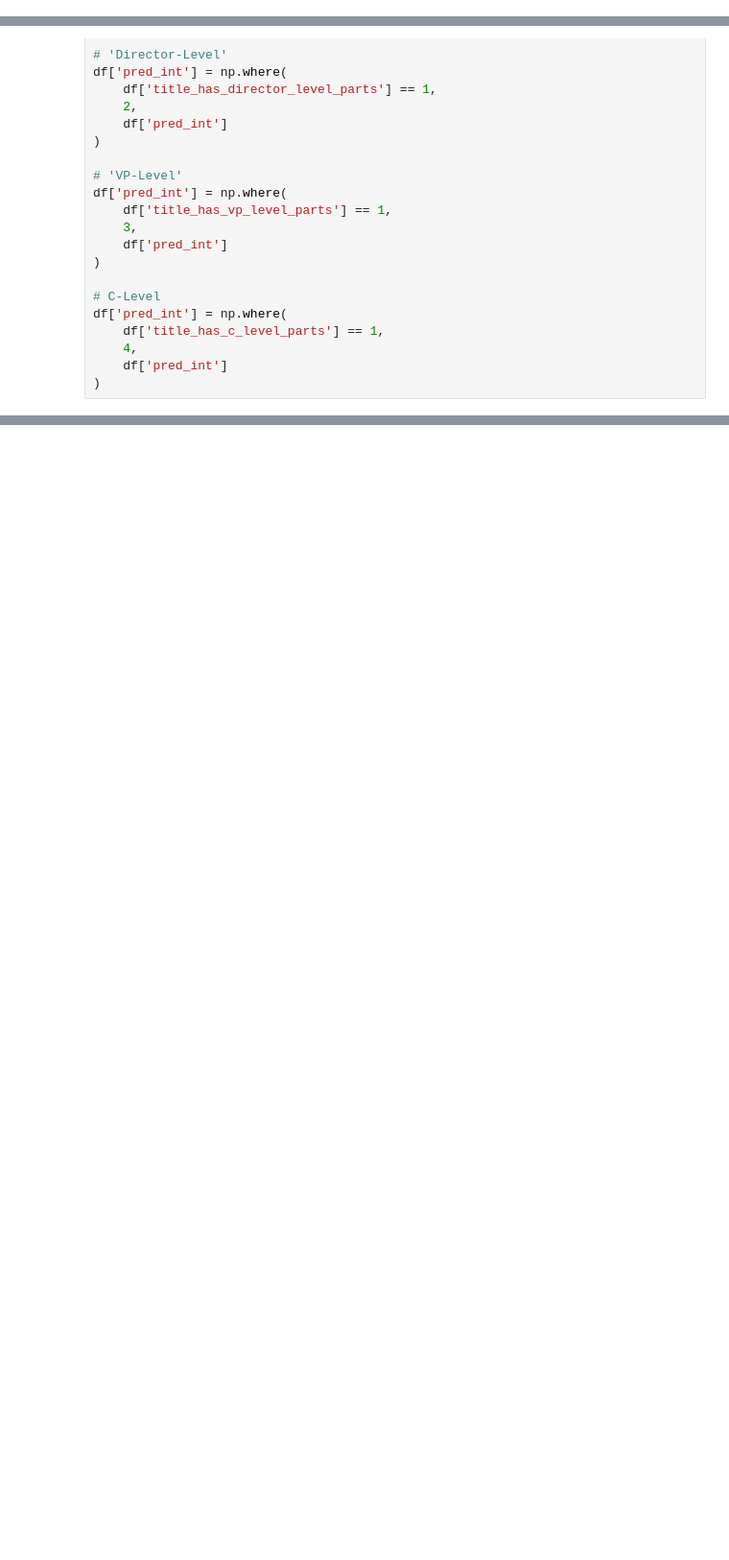
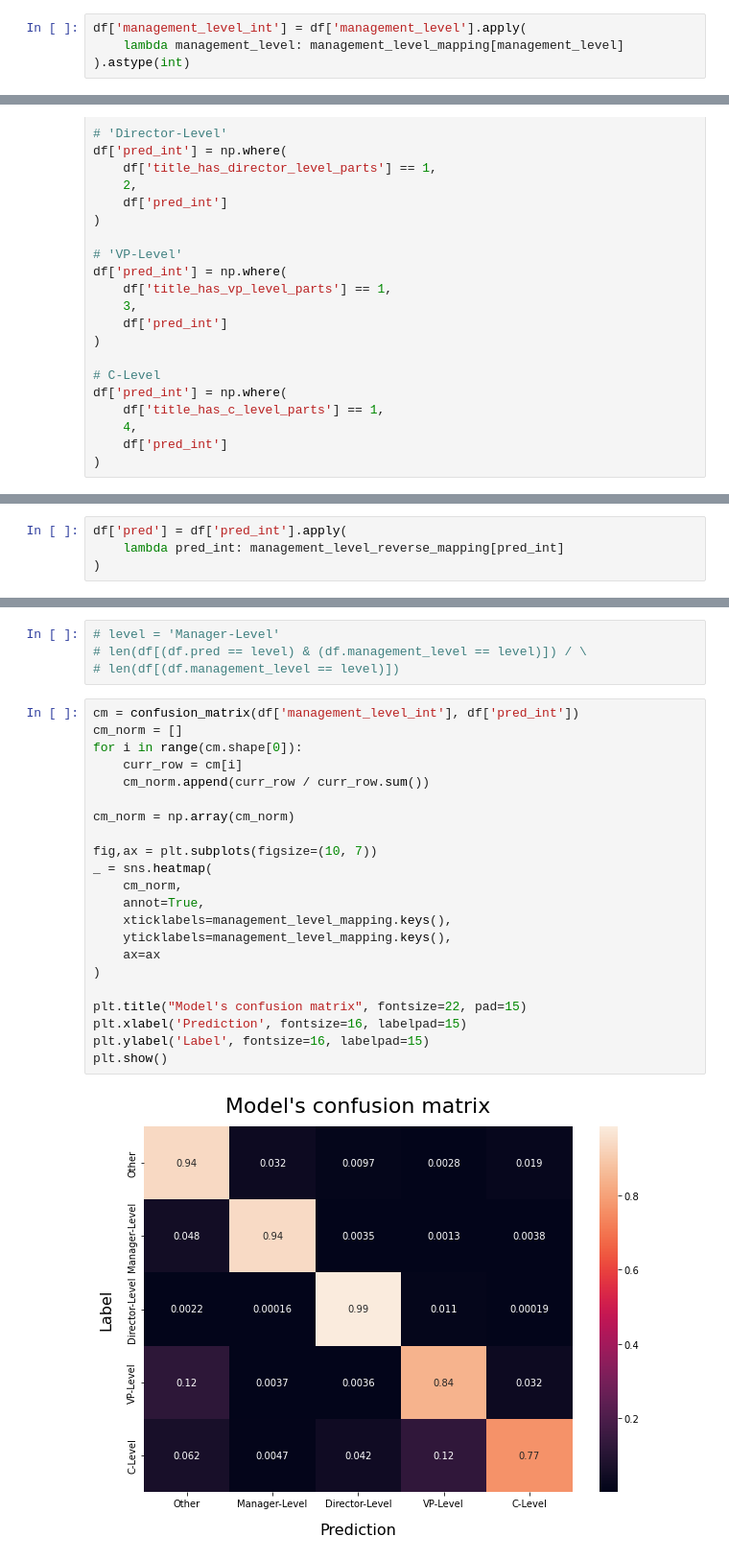
Before and after one commit to omerk1/seniority_prediction, a Jupyter notebook: notebooks/seniority_prediction.ipynb, the cells around one changed output, grey strips where cells are left out. Shown: that part at 96% size. Cells and saved outputs as stored; diff of their text form; blank space fills up the shorter version.

```diff
--- a/notebooks/seniority_prediction.ipynb
+++ b/notebooks/seniority_prediction.ipynb
@@ -283,3 +247,7 @@ df['management_level_int'] = df['management_level'].apply(
+# %%
+df['management_level_int'] = df['management_level'].apply(
+    lambda management_level: management_level_mapping[management_level]
+).astype(int)
 # %%
 # 'Other'
 df['pred_int'] = 0
@@ -400,0 +282,4 @@ df[
+# %%
+df['pred'] = df['pred_int'].apply(
+    lambda pred_int: management_level_reverse_mapping[pred_int]
+)
@@ -400,0 +296,28 @@ df[
+# %%
+# level = 'Manager-Level'
+# len(df[(df.pred == level) & (df.management_level == level)]) / \
+# len(df[(df.management_level == level)])
+# %%
+cm = confusion_matrix(df['management_level_int'], df['pred_int'])
+cm_norm = []
+for i in range(cm.shape[0]):
+    curr_row = cm[i]
+    cm_norm.append(curr_row / curr_row.sum())
+
+cm_norm = np.array(cm_norm)
+
+fig,ax = plt.subplots(figsize=(10, 7))
+_ = sns.heatmap(
+    cm_norm,
+    annot=True,
+    xticklabels=management_level_mapping.keys(),
+    yticklabels=management_level_mapping.keys(),
+    ax=ax
+)
+
+plt.title("Model's confusion matrix", fontsize=22, pad=15)
+plt.xlabel('Prediction', fontsize=16, labelpad=15)
+plt.ylabel('Label', fontsize=16, labelpad=15)
+plt.show()
+# %% [output]
+[figure, added]
```
Also changed, not shown: parts of 51 cells of this notebook.
